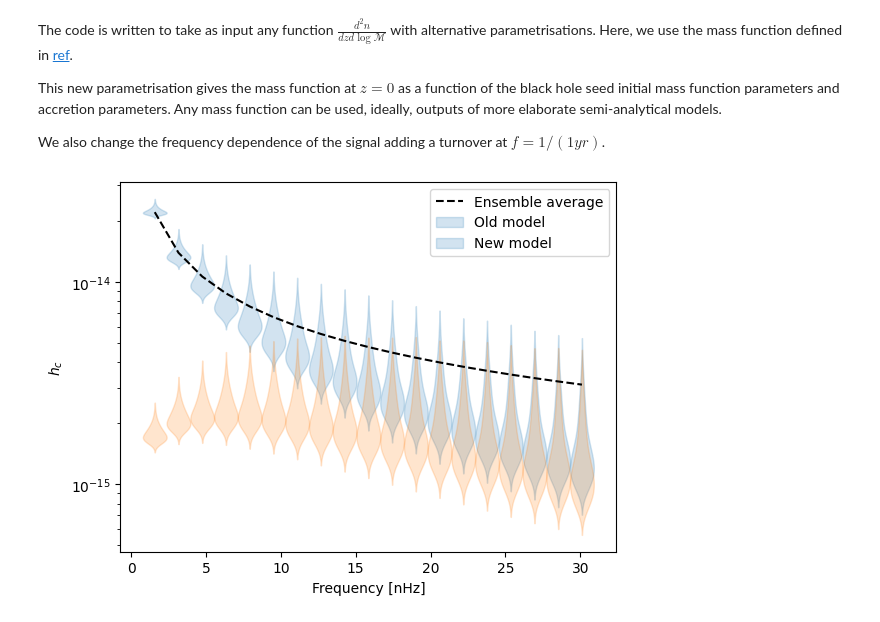
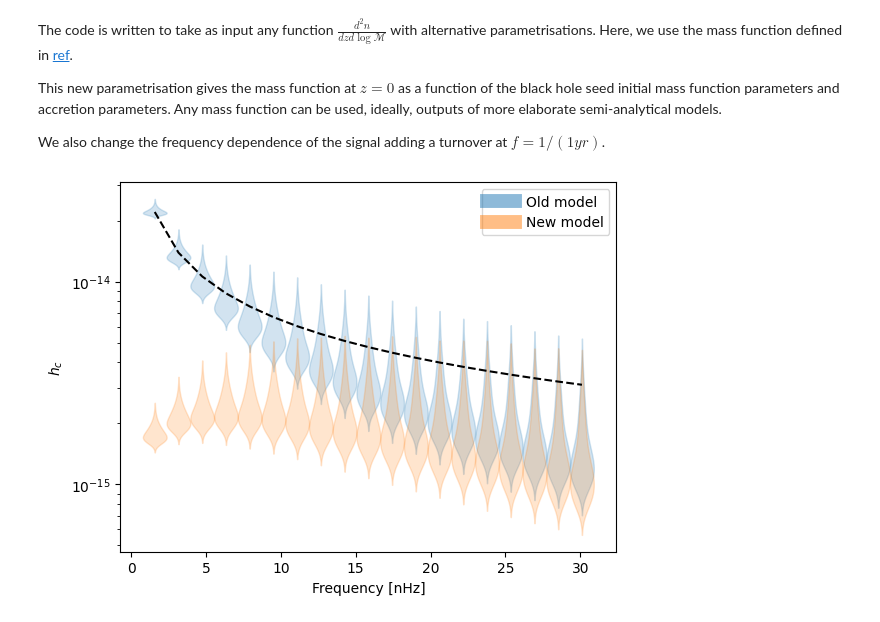
Before and after one commit to mfalxa/zamari, a Jupyter notebook: tutorial.ipynb, the cells around one changed output. Drawn from its saved outputs; the diff is of its cells as text; code cells hidden in the pictures.

```diff
--- a/tutorial.ipynb
+++ b/tutorial.ipynb
@@ -21,13 +21,13 @@ G = 6.674e-11
 Mpc = 3.086e22
 yr = 365.25 * 24 * 3600
 
-# model
+# high mass model
 alpha = 0.5
 log10_m0 = 9.3
 m0 = 10**log10_m0 * m_sun
 beta = 0.5
 z0 = 1.
-n0_dot = 1.26e-3
+log10_n0_dot = np.log10(1.26e-3)
 
 # # model low mass
 # alpha = 0.5
@@ -46,7 +46,7 @@ For this model we can also estimate the mean and variance of the expected charac
 We also need to define a grid of $h^2_c$ values to plot the distribution.
 # %%
 # get mean and variance of h2c
-h2c, var_h2c = get_h2_mean_var(freqs, n0_dot, alpha, m0, beta, z0)
+h2c, var_h2c = get_h2_mean_var(freqs, 10**log10_n0_dot, alpha, m0, beta, z0)
 
 # grid of h2c values
 h2 = np.logspace(-36, -26, 5001)
@@ -54,12 +54,12 @@ dh2 = np.diff(h2)
 h2 = h2[:-1]
 
 # get moment matched log-normal distribution
-lnorms = get_lnorms(h2, freqs, n0_dot, alpha, m0, beta, z0)
+lnorms = get_lnorms(h2, freqs, log10_n0_dot, alpha, m0, beta, z0)
 # %% [markdown]
 We create an instance of the class `AstroPopulation` that takes as input the array of frequencies at which the probability distribution will be estimated `freqs` and the list of model parameter names `param_names`.
 # %%
 # set parameter dictionary
-params = {'n0_dot':n0_dot, 'alpha':alpha, 'log10_m0':log10_m0, 'beta':beta, 'z0':z0}
+params = {'log10_n0_dot':log10_n0_dot, 'alpha':alpha, 'log10_m0':log10_m0, 'beta':beta, 'z0':z0}
 param_names = [*params]
 
 # get saddlepoint
@@ -121,32 +127,36 @@ def d2n_dzdlog10M_new(z, dt_dz, mc, n0_dot, alpha, log10_m0, sig0, beta, z0, gam
     mass_term = 0.5 * (alpha * jnp.exp(alpha * m0 + 0.5 * alpha**2 * sig0**2) / (1 - jnp.exp(-alpha * beta))) * mc**(-alpha)
     mass_term *= (erf(2**(-0.5) * (alpha * sig0 - (jnp.log(mc) - m0 - beta) / sig0)) - erf(2**(-0.5) * (alpha * sig0 - (jnp.log(mc) - m0) / sig0)))
     redshift_term = z**gamma * jnp.exp(-z/z0) * dt_dz
 
     return n0_dot * mass_term * redshift_term
 
 # change frequency dependence, now adding new parameter "f_index"
 def df_dt_new(mc, f, f_index):
 
     return (96/5) * jnp.pi**(8/3) * (G * mc / c**3)**(5/3) * f**(11/3) * (1 + (f * yr)**f_index)
 
 # define a set of parameters
 params_new = {'n0_dot':5e-2, 'alpha':0.5, 'log10_m0':1.04, 'sig0':0.75, 'beta':10, 'z0':1., 'gamma':0.5, 'f_index':-2}
 
 # create astro population instance with the new model given through the argument d2n_dzdlog10M
 astro_new = AstroPopulation(freqs, [*params_new], d2n_dzdlog10M=d2n_dzdlog10M_new, dfdt=df_dt_new)
 lnpdfs_new = astro_new.lnpdf_vmap(jnp.array(h2), params_new)
 
 # overplot old and new models
 plt.plot(freqs * 1e9, 3e-15 * (freqs * yr)**(-2/3), ls='--', c='k')
 for n, pdf in enumerate(np.exp(lnpdfs)):
     plot_violin(h2**0.5, pdf * 2 * h2**0.5, freqs[n] * 1e9, width=freqs[0] * 1e9, color='C0')
 
 for n, pdf in enumerate(np.exp(lnpdfs_new)):
     plot_violin(h2**0.5, pdf * 2 * h2**0.5, freqs[n] * 1e9, width=freqs[0] * 1e9, color='C1')
 plt.yscale('log')
 plt.ylabel('$h_c$')
 plt.xlabel('Frequency [nHz]')
-plt.legend(['Ensemble average', 'Old model', 'New model'])
+handles = [
+    Line2D([], [], color='C0', lw=10., alpha=0.5, label='Old model'),
+    Line2D([], [], color='C1', lw=10., alpha=0.5, label='New model'),
+]
+plt.legend(handles=handles)
 plt.show()
 # %% [output]
-[figure, old version]
+[figure, new version]
```
Also changed, not shown: parts of 1 cell of this notebook, 1 other file.
